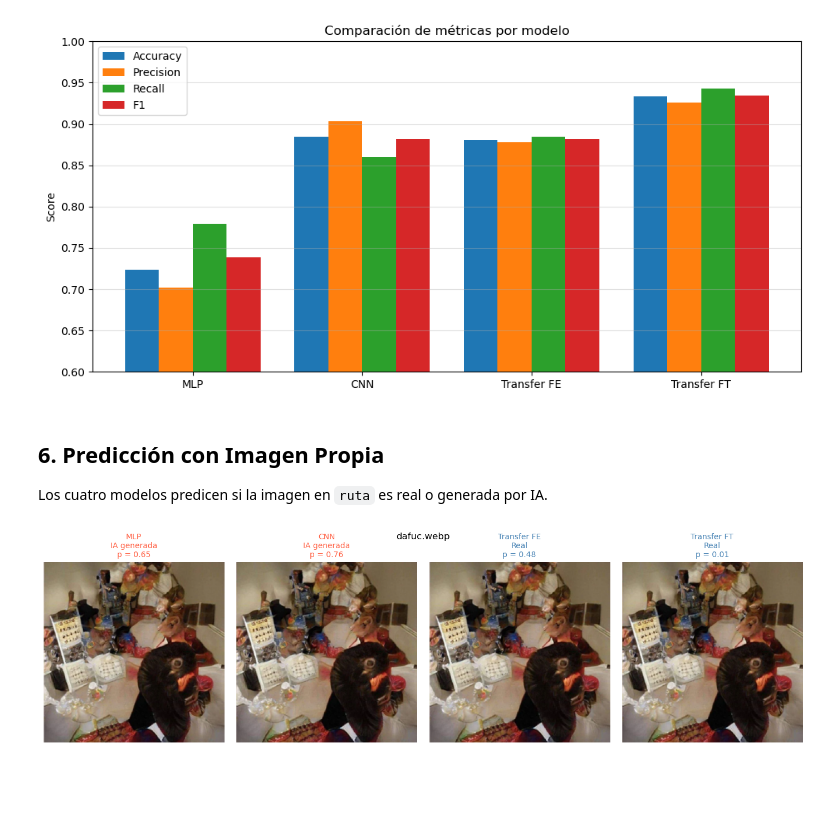
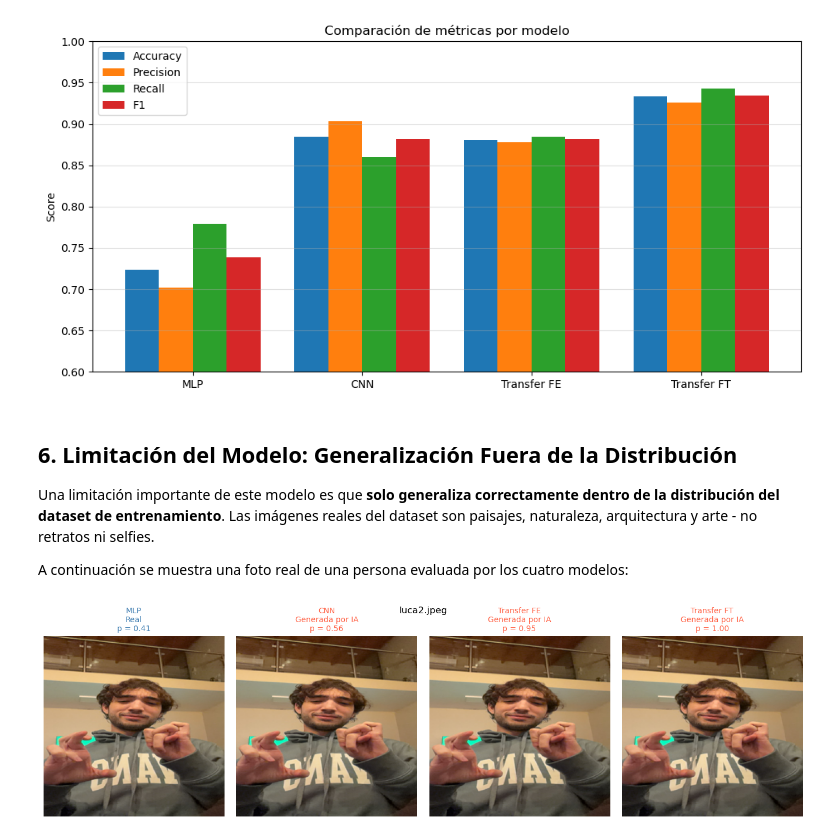
Before and after one commit to lcaminoa/ai-image-detection, a Jupyter notebook: notebooks/05_results.ipynb, the cells around one changed output. Saved outputs shown, nothing was run; the diff lists cells and outputs as text; code cells hidden in the pictures; blank space fills up the shorter version.

Commit message:
update results notebook and create new notebook for predictions with custom images

```diff
--- a/notebooks/05_results.ipynb
+++ b/notebooks/05_results.ipynb
@@ -361,11 +361,13 @@ plt.show()
 # %% [output]
 [figure]
 # %% [markdown]
-## 6. Predicción con Imagen Propia
+## 6. Limitación del Modelo: Generalización Fuera de la Distribución
 
-Los cuatro modelos predicen si la imagen en `ruta` es real o generada por IA.
+Una limitación importante de este modelo es que **solo generaliza correctamente dentro de la distribución del dataset de entrenamiento**. Las imágenes reales del dataset son paisajes, naturaleza, arquitectura y arte - no retratos ni selfies.
+
+A continuación se muestra una foto real de una persona evaluada por los cuatro modelos:
 # %%
-ruta = Path("imgs/dafuc.webp")
+ruta = Path("imgs/luca2.jpeg")
 
 with PILImage.open(ruta) as img:
     img_rgb = img.convert("RGB").resize((IMG_SIZE, IMG_SIZE))
@@ -378,33 +380,33 @@ img_mlp = img_rgb.resize((MLP_IMG_SIZE, MLP_IMG_SIZE))
 x_mlp = pca.transform(np.array(img_mlp, dtype=np.uint8).flatten().reshape(1, -1)).astype(np.float32)
 with torch.no_grad():
     prob_mlp = model(torch.from_numpy(x_mlp)).sigmoid().item()
 
 # CNN
 with torch.no_grad():
     prob_cnn = cnn_model(x_cnn).sigmoid().item()
 
 # Transfer FE
 with torch.no_grad():
     prob_fe = fe_model(x_cnn).sigmoid().item()
 
 # Transfer FT
 with torch.no_grad():
     prob_ft = ft_model(x_cnn).sigmoid().item()
 
 # Visualización
 nombres = ["MLP", "CNN", "Transfer FE", "Transfer FT"]
 probs = [prob_mlp, prob_cnn, prob_fe, prob_ft]
 
 fig, axes = plt.subplots(1, 4, figsize=(14, 4))
 for ax, nombre, prob in zip(axes, nombres, probs):
-    pred = "IA generada" if prob >= 0.5 else "Real"
-    color = "tomato" if pred == "IA generada" else "steelblue"
+    pred = "Generada por IA" if prob >= 0.5 else "Real"
+    color = "tomato" if pred == "Generada por IA" else "steelblue"
     ax.imshow(img_rgb)
     ax.set_title(f"{nombre}\n{pred}\np = {prob:.2f}", color=color, fontsize=10)
     ax.axis("off")
 
 plt.suptitle(ruta.name, fontsize=12)
 plt.tight_layout()
 plt.show()
 # %% [output]
-[figure, old version]
+[figure, new version]
```
Also changed, not shown: parts of 2 cells of this notebook, 1 other file.
